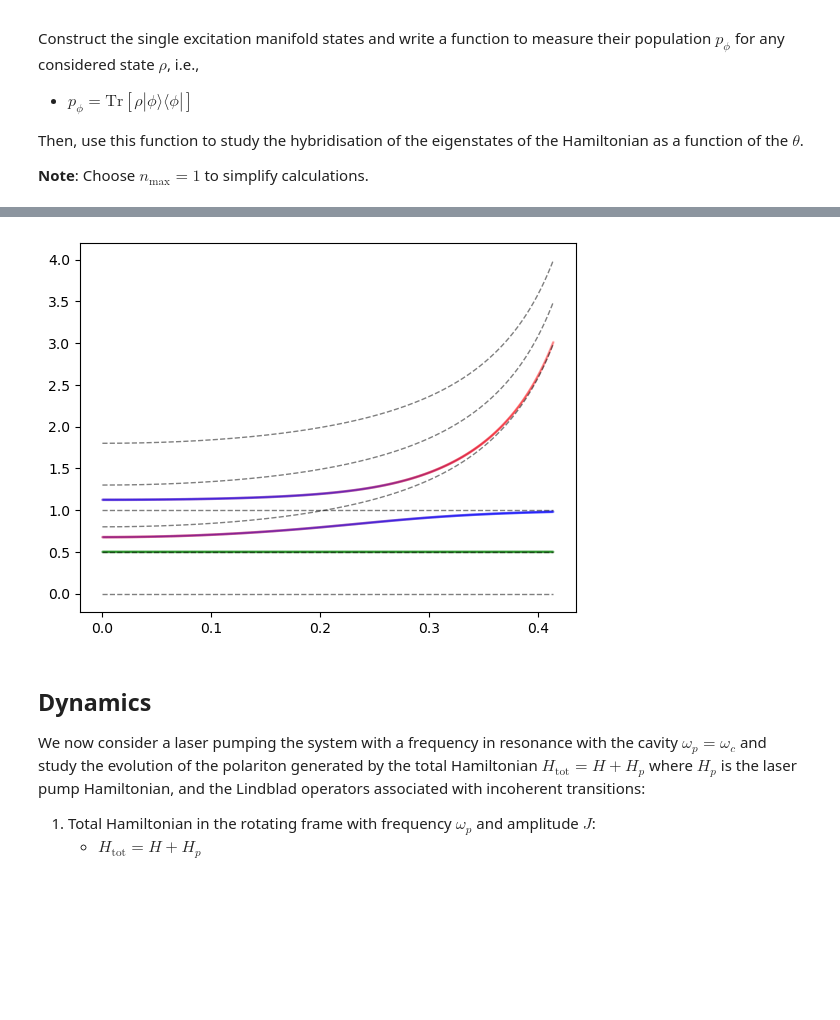
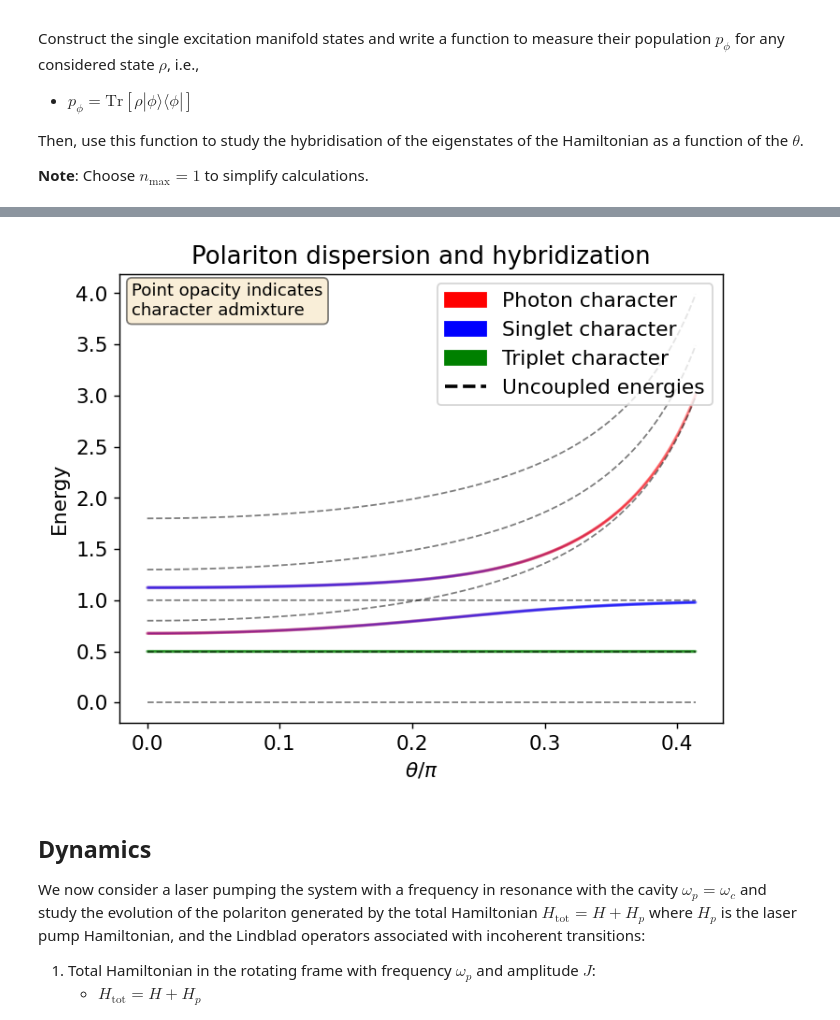
Before and after one commit to LBPhysics/redfield_education, a Jupyter notebook: notebooks/examples_qt/03_polariton.ipynb, the cells around one changed output, grey strips where cells are left out. Saved outputs shown, nothing was run; the diff lists cells and outputs as text; code cells hidden in the pictures; blank space fills up the shorter version.

```diff
--- a/notebooks/examples_qt/03_polariton.ipynb
+++ b/notebooks/examples_qt/03_polariton.ipynb
@@ -65,17 +65,17 @@ eS = 1
 # triplet energy
 eT = 0.5 * eS
 
-# exciton Hamilotnian (assuming order S0,S1,T1)
-He = np.diag([0,1,0.5])
+# exciton basis
+S0 = qt.basis(3, 0)
+S1 = qt.basis(3, 1)
+T1 = qt.basis(3, 2)
 
-# exciton states
-S0 = np.array([1,0,0])
-S1 = np.array([0,1,0])
-T1 = np.array([0,0,1])
+# exciton Hamiltonian
+He = qt.Qobj(np.diag([0, eS, eT]))
 
 # annihilation operators
-S = np.outer(S0,S1.conj().T)
-T = np.outer(S0,T1.conj().T)
+S = S0 * S1.dag()
+T = S0 * T1.dag()
 # %% [markdown]
 ## Exciton-photon coupling and polariton Hamiltonian
 
@@ -221,28 +221,21 @@ Then, use this function to study the hybridisation of the eigenstates of the Ham
 # nmax
 nmax = 1
 
-# new annihilation operator
-a = np.zeros((nmax+1,nmax+1))
-for k in range(nmax):
-    a[k,k+1]=np.sqrt(k+1)
-
-# Cavity Hamiltonian
-Hc = wc*a.conj().T @a
-evals,ekets = eigensorter(Hc)
-n0 = ekets[0]
-n1 = ekets[1]
+# cavity states
+n0 = qt.basis(nmax+1, 0)
+n1 = qt.basis(nmax+1, 1)
 
 # single excitation states
-triplet = np.kron(n0, T1)
-singlet = np.kron(n0, S1)
-photon = np.kron(n1, S0)
+triplet = qt.tensor(n0, T1)
+singlet = qt.tensor(n0, S1)
+photon = qt.tensor(n1, S0)
 
 # character
-def character(rho, character = triplet):
+def character(rho, character=triplet):
     # character operator
-    O = np.outer(character,character.conj().T)
+    O = character * character.dag()
     # measure population of character
-    pop = np.trace(O @ rho)
+    pop = qt.expect(O, rho)
     # return
     return pop
 
@@ -253,18 +246,18 @@ chars = []
 # loop over angles
 for th in ths:
     # cavity energy
-    wc = energy_cavity(th,w0=w0)
-    # construct Hamilotnian
-    H = Hamiltonian(wc=wc,eS=eS,eT=eT,g=g, nmax = nmax, RWA_test = 1, printing = False)
+    wc = energy_cavity(th, w0=w0)
+    # construct Hamiltonian
+    H = Hamiltonian(wc=wc, eS=eS, eT=eT, g=g, nmax=nmax, RWA_test=1, printing=False)
     # calculate the eigenvalues
-    evals, ekets = eigensorter(H)
-    data.append(evals)
+    evals, ekets = H.eigenstates()
+    data.append(np.sort(evals))
     # measure character
-    p1 = [character(np.outer(ket,ket.conj().T),photon) for ket in ekets]
-    s1 = [character(np.outer(ket,ket.conj().T),singlet) for ket in ekets]
-    t1 = [character(np.outer(ket,ket.conj().T),triplet) for ket in ekets]
+    p1 = [character(qt.ket2dm(ket), photon) for ket in ekets]
+    s1 = [character(qt.ket2dm(ket), singlet) for ket in ekets]
+    t1 = [character(qt.ket2dm(ket), triplet) for ket in ekets]
     # append characters
-    chars.append([p1,s1,t1])
+    chars.append([p1, s1, t1])
 
 # organise data
 data = np.array(data).T
@@ -275,11 +268,27 @@ fig, ax = plt.subplots()
 
 for k in range(len(data)):
     # plot cavity (red)
-    ax.scatter(ths/np.pi, data[k], c = 'r', s = 1, alpha = 0.2*chars[k][0])
+    ax.scatter(ths/np.pi, data[k], c='r', s=1, alpha=0.2*chars[k][0])
     # plot singlet character (blue)
-    ax.scatter(ths/np.pi, data[k], c = 'b', s = 1, alpha = 0.2*chars[k][1])
+    ax.scatter(ths/np.pi, data[k], c='b', s=1, alpha=0.2*chars[k][1])
     # plot triplets character (green)
-    ax.scatter(ths/np.pi, data[k], c = 'g', s = 1, alpha = 0.2*chars[k][2])
+    ax.scatter(ths/np.pi, data[k], c='g', s=1, alpha=0.2*chars[k][2])
     # plot non-interacting eigenvalues
-    ax.plot(ths/np.pi,data0[k],'k--', lw = 1, alpha = 0.5)
+    ax.plot(ths/np.pi, data0[k], 'k--', lw=1, alpha=0.5)
+
+# add labels and legend
+ax.set_xlabel(r'$\theta / \pi$')
+ax.set_ylabel('Energy')
+ax.set_title('Polariton dispersion and hybridization')
+
+# add legend with proxy artists
+import matplotlib.patches as mpatches
+red_patch = mpatches.Patch(color='red', label='Photon character')
+blue_patch = mpatches.Patch(color='blue', label='Singlet character')
+green_patch = mpatches.Patch(color='green', label='Triplet character')
+black_line = plt.Line2D([0], [0], color='black', linestyle='--', label='Uncoupled energies')
+ax.legend(handles=[red_patch, blue_patch, green_patch, black_line], loc='upper right')
+
+# add text explanation
+ax.text(0.02, 0.98, 'Point opacity indicates\ncharacter admixture', transform=ax.transAxes, fontsize=10, verticalalignment='top', bbox=dict(boxstyle='round', facecolor='wheat', alpha=0.5))
 # %% [output]
@@ -286,4 +296,4 @@ for k in range(len(data)):
-[figure, old version]
+[figure, new version]
 # %% [markdown]
 ## Dynamics
 
```
Also changed, not shown: parts of 9 cells of this notebook, 18 other files.
